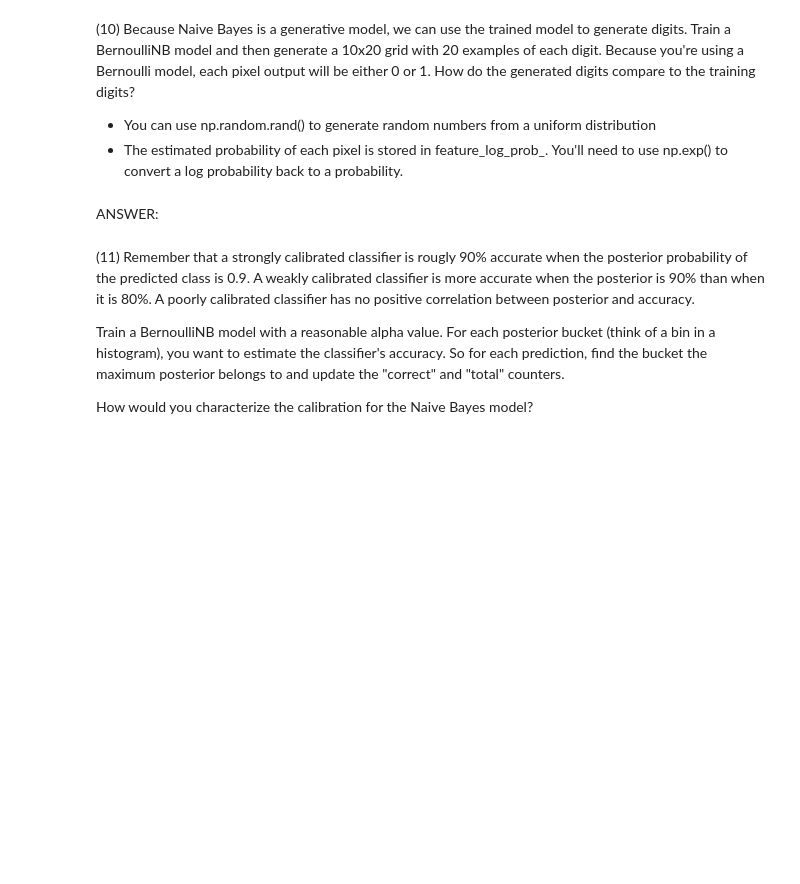
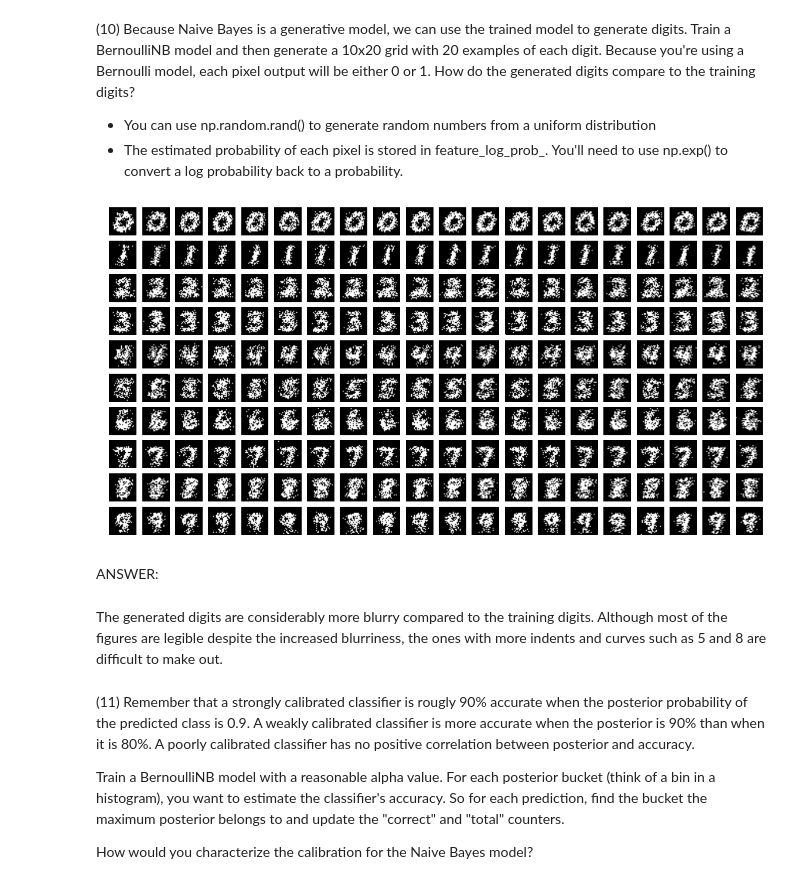
Before and after one commit to takoloco/w207, a Jupyter notebook: p1/tako_hisada_p1.ipynb, the cells around one changed output. Cells and saved outputs as stored; diff of their text form; code cells hidden in the pictures; blank space fills up the shorter version.

```diff
--- a/p1/tako_hisada_p1.ipynb
+++ b/p1/tako_hisada_p1.ipynb
@@ -637,5 +627,42 @@ Adding 2 to sigma_ brought up the accuracy to 81%.
+# %%
+def P10(num_examples):
+
+### STUDENT START ###
+
+    # Inner function for generating a figure
+    def generate_figure(prob):
+        rand = np.random.rand(784)
+        rand[rand <= prob] = 1
+        rand[rand != 1] = 0
+
+        return rand
+
+    # Instantiate BernoulliNB
+    clf = BernoulliNB()
+    clf.fit(train_data_binarized, train_labels)
+    probs = np.exp(clf.feature_log_prob_)
+
+    # Initialize grid
+    fig = plt.figure(figsize=(20, 10))
+
+    # Now print the figures
+    for i in range(0, 10):
+        for j in range(0, num_examples):
+            arr = np.array(generate_figure(probs[i])).reshape(28,28)
+            index = i * num_examples + j + 1
+            ax = fig.add_subplot(10, num_examples, index, aspect='equal')
+            ax.set_axis_off()
+            ax.imshow(arr, cmap='gray')
+
+### STUDENT END ###
+
+P10(20)
+# %% [output]
+[figure, added]
 # %% [markdown]
 ANSWER:
+# %% [markdown]
+The generated digits are considerably more blurry compared to the training digits. Although most of the figures are legible despite the increased blurriness, the ones with more indents and curves such as 5 and 8 are difficult to make out.
 # %% [markdown]
 (11) Remember that a strongly calibrated classifier is rougly 90% accurate when the posterior probability of the predicted class is 0.9. A weakly calibrated classifier is more accurate when the posterior is 90% than when it is 80%. A poorly calibrated classifier has no positive correlation between posterior and accuracy.
 
```
Also changed, not shown: parts of 16 cells of this notebook.
